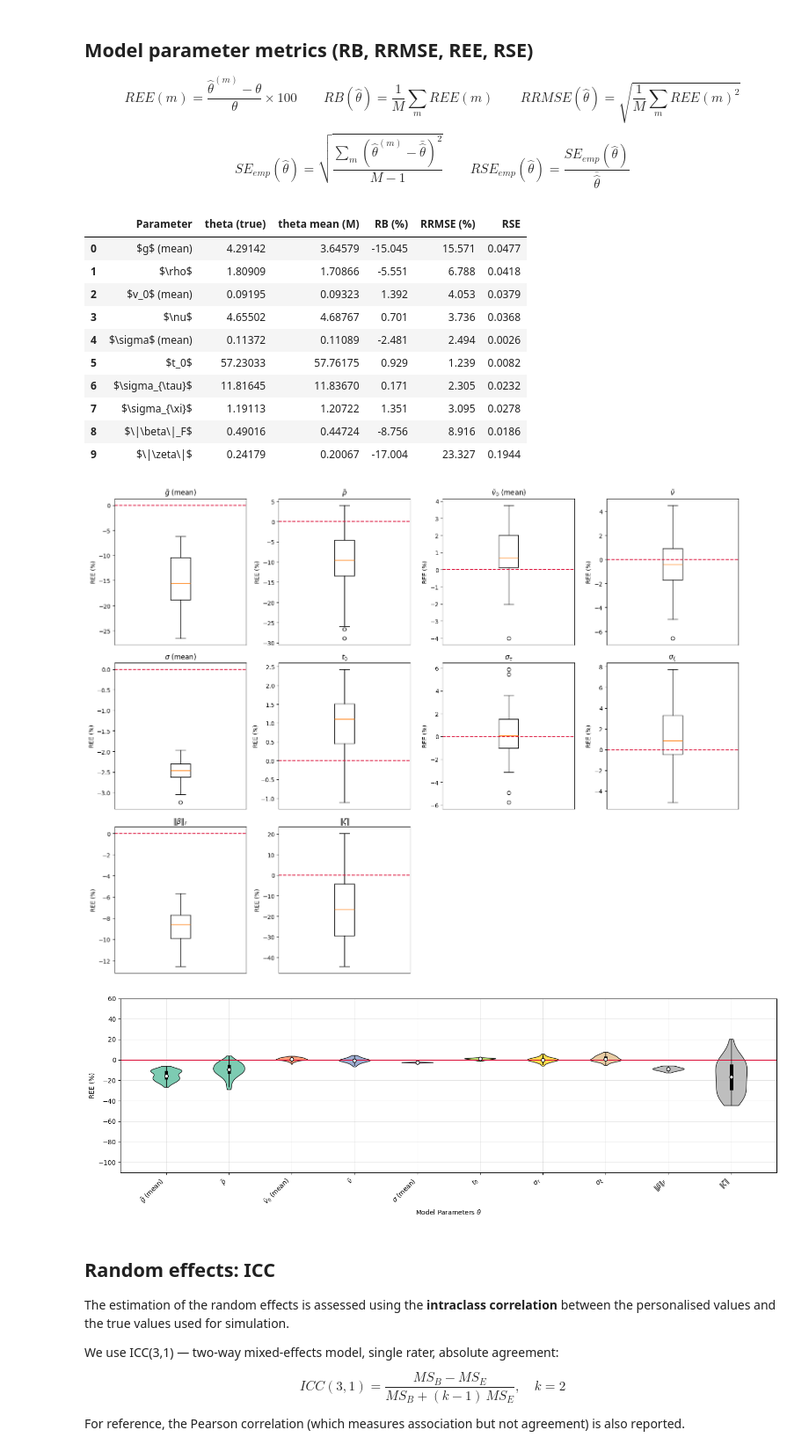
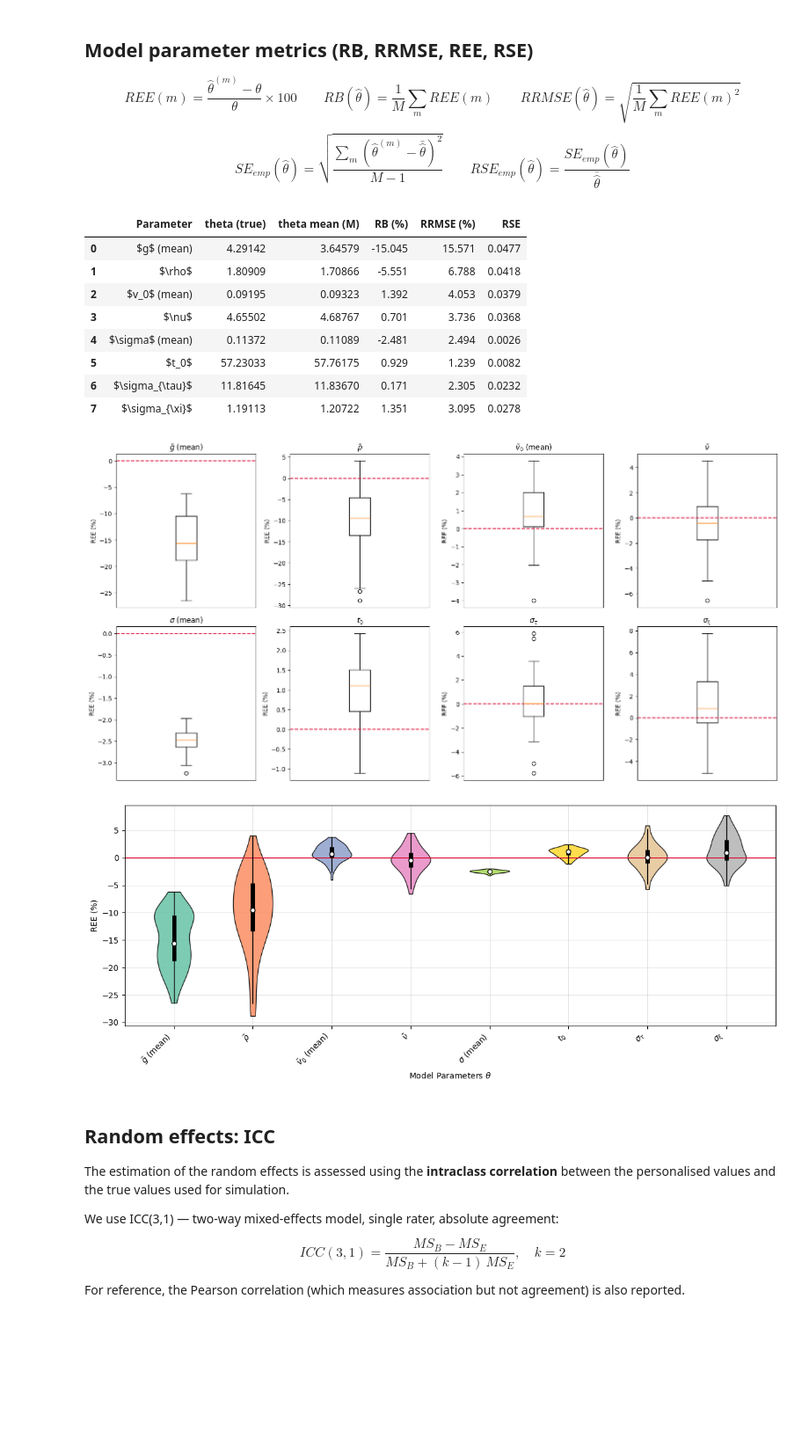
Before and after one commit to JeanJNMV/leaspy-JointSimulation, a Jupyter notebook: notebooks/3. Paper's Pipeline.ipynb, the cells around one changed output. Shown at 88% size. Cells and saved outputs as stored; diff of their text form; code cells hidden in the pictures; blank space fills up the shorter version.

Commit message:
instead of norms, bneta and zeta are evaluated with the sources as indiv parameters

```diff
--- a/notebooks/3. Paper's Pipeline.ipynb
+++ b/notebooks/3. Paper's Pipeline.ipynb
@@ -275,17 +263,8 @@ LOG_PARAM_TRANSFORMS = {
     "log_v0_mean":   (np.exp,               r"$v_0$"),
 }
 
-# betas_mean and zeta_mean share a rotational non-identifiability with `sources`:
-# any O(source_dimension) rotation of the source space leaves space_shifts and
-# survival_shifts unchanged while rotating betas_mean and zeta_mean arbitrarily.
-# Component-wise REE/RB is therefore meaningless for these two parameters.
-# We replace them with their Frobenius norms, which ARE rotation-invariant:
-#   ||betas_mean||_F  and  ||zeta_mean||
+# betas_mean and zeta_mean are rotationally non-identifiable — skip entirely.
 NON_IDENTIFIABLE_PARAMS = {"betas_mean", "zeta_mean"}
-NORM_PARAM_LABELS = {
-    "betas_mean": r"$\|\beta\|_F$",
-    "zeta_mean":  r"$\|\zeta\|$",
-}
 
 summary_rows = []
 ree_dict     = {}
@@ -293,7 +272,7 @@ ree_groups   = {}  # {param_name: {label: ree_array}}
 
 for param_name, theta_true_arr in theta_true.items():
     if param_name in NON_IDENTIFIABLE_PARAMS:
-        continue  # handled separately below via Frobenius norm
+        continue
 
     theta_true_flat = np.atleast_1d(np.array(theta_true_arr).ravel())
 
@@ -371,32 +350,6 @@ for param_name, theta_true_arr in theta_true.items():
     ree_dict[plot_label] = ree_for_plot
     ree_groups.setdefault(param_name, {})[plot_label] = ree_for_plot
 
-# --- Identifiable summaries for non-identifiable parameters ---
-for param_name, norm_label in NORM_PARAM_LABELS.items():
-    if param_name not in theta_true:
-        continue
-    t_norm = float(np.linalg.norm(np.array(theta_true[param_name]).ravel()))
-    if t_norm < 1e-10:
-        continue
-    hat_norms = np.array([
-        np.linalg.norm(np.array(r[param_name]).ravel())
-        for r in results["pop_params"]
-        if r is not None and param_name in r
-    ])
-    if len(hat_norms) == 0:
-        continue
-    mets = compute_metrics(t_norm, hat_norms)
-    summary_rows.append({
-        "Parameter":       norm_label,
-        "theta (true)":    round(t_norm, 5),
-        "theta mean (M)":  round(float(hat_norms.mean()), 5),
-        "RB (%)":          round(mets["RB"],    3),
-        "RRMSE (%)":       round(mets["RRMSE"], 3),
-        "RSE":             round(mets["RSE"],   4),
-    })
-    ree_dict[norm_label] = mets["REE"]
-    ree_groups.setdefault(param_name, {})[norm_label] = mets["REE"]
-
 df_metrics = pd.DataFrame(summary_rows)
 display(df_metrics)
 # %% [output]
@@ -409,8 +362,6 @@ display(df_metrics)
 | 5 | $t_0$ | 57.23033 | 57.76175 | 0.929 | 1.239 | 0.0082 |
 | 6 | $\sigma_{\tau}$ | 11.81645 | 11.83670 | 0.171 | 2.305 | 0.0232 |
 | 7 | $\sigma_{\xi}$ | 1.19113 | 1.20722 | 1.351 | 3.095 | 0.0278 |
-| 8 | $\|\beta\|_F$ | 0.49016 | 0.44724 | -8.756 | 8.916 | 0.0186 |
-| 9 | $\|\zeta\|$ | 0.24179 | 0.20067 | -17.004 | 23.327 | 0.1944 |
 # %%
 if ree_dict:
     n_params = len(ree_dict)
@@ -455,36 +406,36 @@ if ree_dict:
         pc.set_facecolor(colors[i])
         pc.set_edgecolor("black")
         pc.set_linewidth(1)
         pc.set_alpha(0.85)
 
     # overlay mini box-plot + median dot
     for i, data in enumerate(all_data):
         q1, med, q3 = np.percentile(data, [25, 50, 75])
         iqr = q3 - q1
         whisker_lo = max(np.min(data), q1 - 1.5 * iqr)
         whisker_hi = min(np.max(data), q3 + 1.5 * iqr)
 
         # thick bar for IQR
         ax2.vlines(i, q1, q3, color="black", linewidth=5, zorder=3)
         # thin line for whiskers
         ax2.vlines(i, whisker_lo, whisker_hi, color="black", linewidth=1, zorder=3)
         # white dot for median
         ax2.scatter(i, med, color="white", edgecolor="black", s=30, zorder=4)
 
     ax2.axhline(0, color="crimson", linewidth=1.5, zorder=2)
     ax2.set_xticks(range(n_params))
     ax2.set_xticklabels(all_labels, rotation=45, ha="right")
     ax2.set_xlabel(r"Model Parameters $\theta$")
     ax2.set_ylabel("REE (%)")
     ax2.grid(True, axis="both", linestyle="-", linewidth=0.4, alpha=0.6)
     ax2.set_axisbelow(True)
-    ax2.set_ylim(bottom=min(-110, min(np.min(data) for data in all_data)), top=max(60, max(np.max(data) for data in all_data)))
+    #ax2.set_ylim(bottom=min(-110, min(np.min(data) for data in all_data)), top=max(60, max(np.max(data) for data in all_data)))
 
     plt.tight_layout()
     plt.show()
 # %% [output]
-[figure, old version]
+[figure, new version]
-[figure, old version]
+[figure, new version]
 # %% [markdown]
 ## Random effects: ICC
 
```
Also changed, not shown: parts of 4 cells of this notebook.
